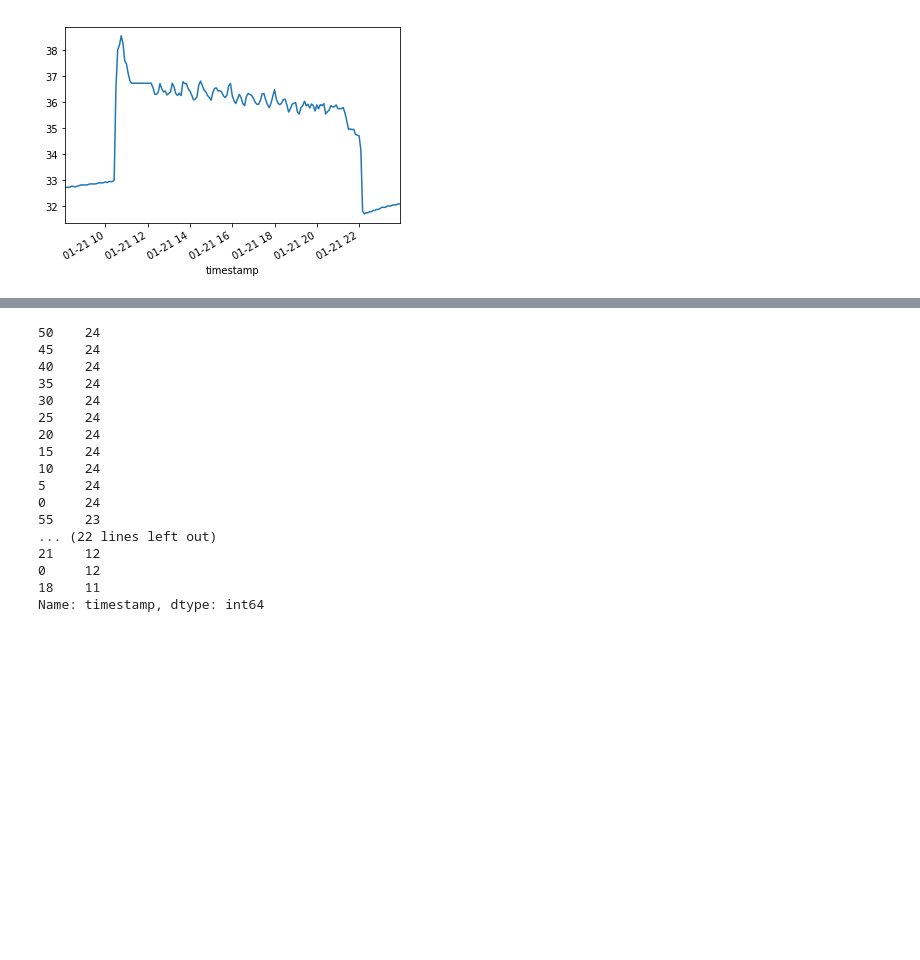
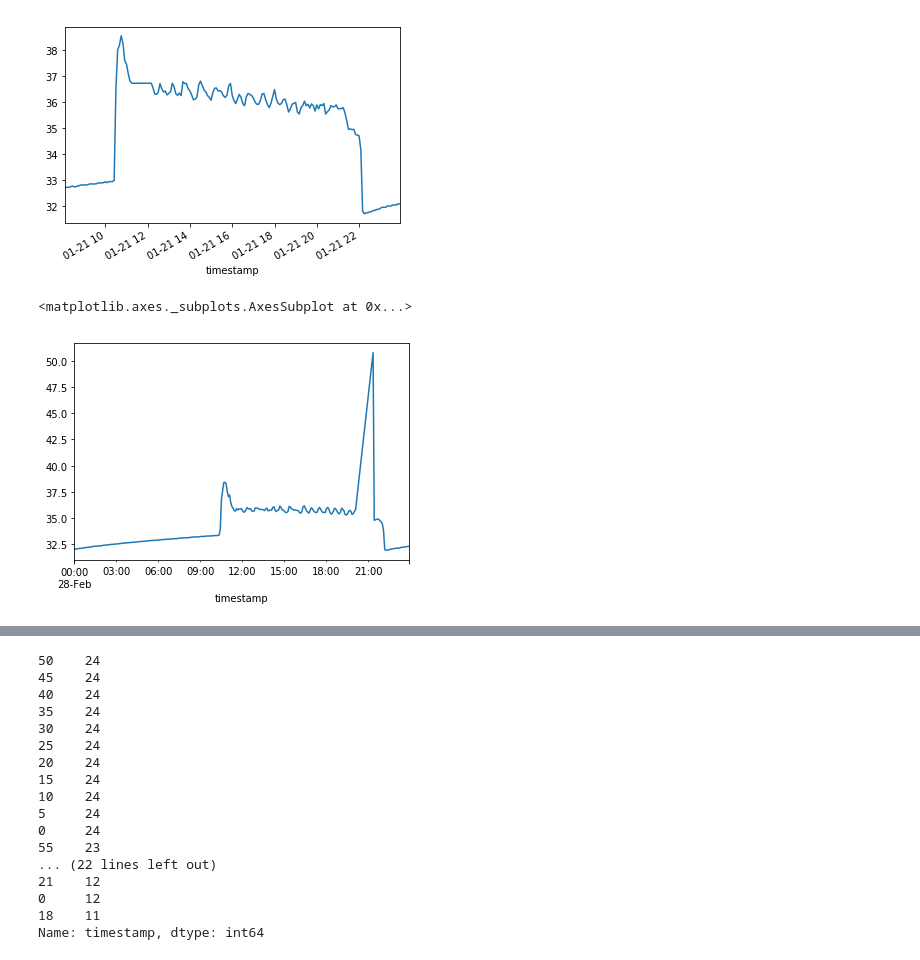
Before and after one commit to codingneo/ts-anomaly, a Jupyter notebook: notebooks/data-exploration.ipynb, the cells around one changed output, grey strips where cells are left out. Saved outputs shown, nothing was run; the diff lists cells and outputs as text; code cells hidden in the pictures; blank space fills up the shorter version.

```diff
--- a/notebooks/data-exploration.ipynb
+++ b/notebooks/data-exploration.ipynb
@@ -58,3 +66,8 @@ day_completed_series1['2019-01-21'].plot()
 # %% [output]
 <matplotlib.axes._subplots.AxesSubplot at 0x...>
 [figure]
+# %%
+day_completed_series1['2019-02-28'].plot()
+# %% [output]
+<matplotlib.axes._subplots.AxesSubplot at 0x...>
+[figure, added]
```
Also changed, not shown: parts of 13 cells of this notebook.
